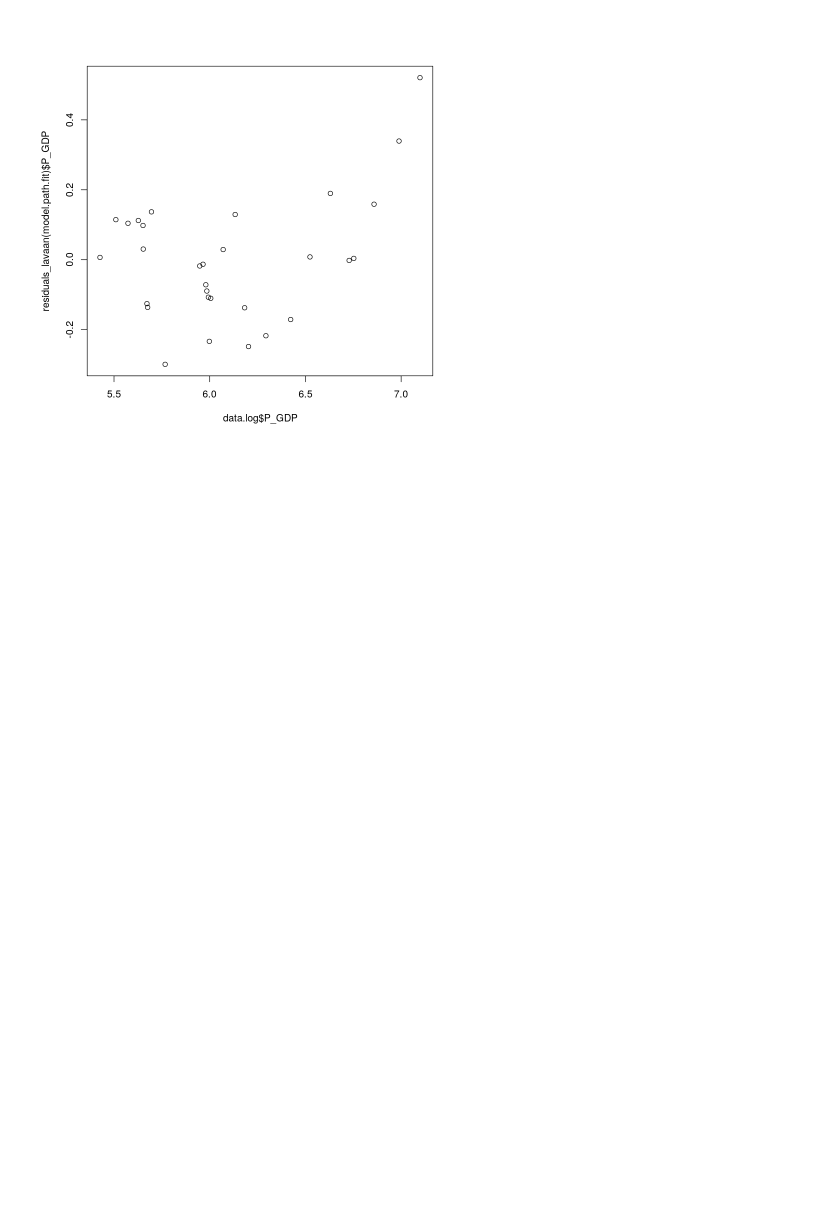
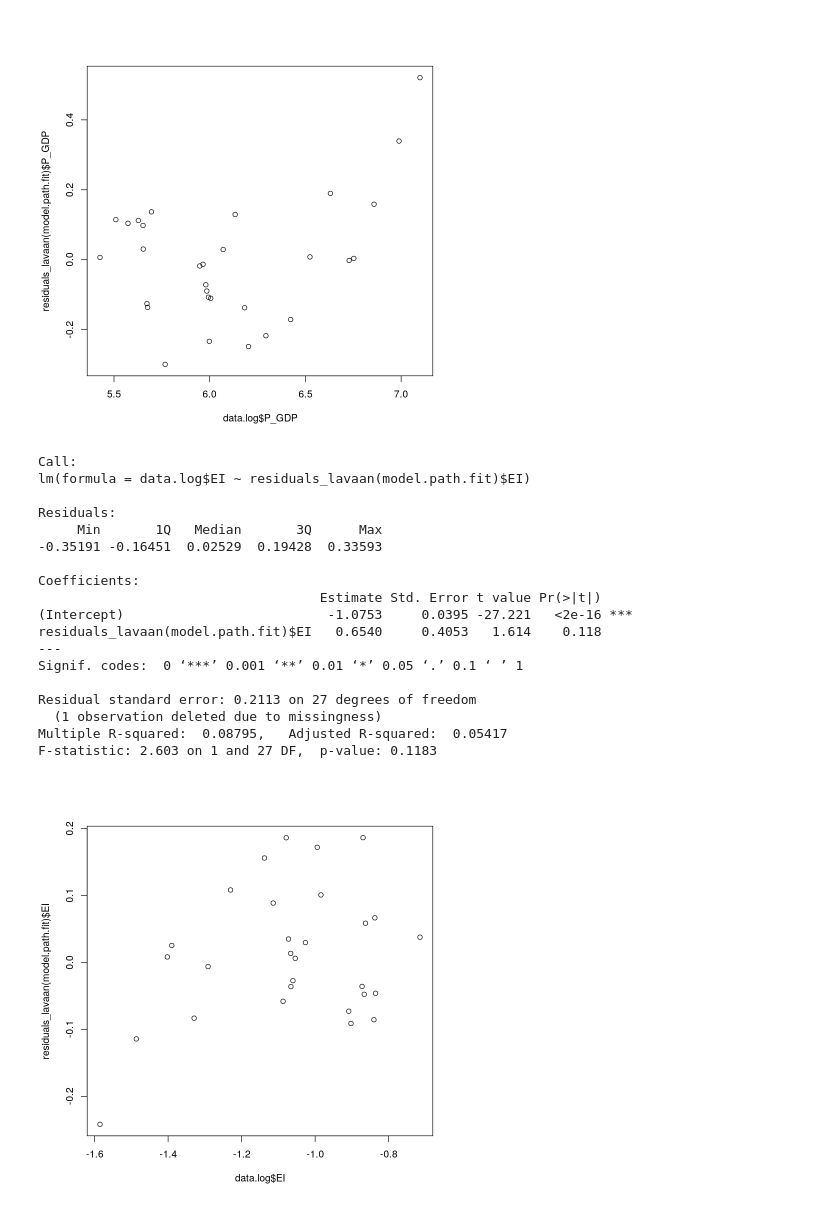
Before and after one commit to drakesiard/em-2020, a Jupyter notebook: analysis/2_original_path_model.ipynb, the cells around one changed output. Saved outputs shown, nothing was run; the diff lists cells and outputs as text; code cells hidden in the pictures; blank space fills up the shorter version.

Commit message:
Rerun updated BGD without PPP adjustment, poke at residuals

```diff
--- a/analysis/2_original_path_model.ipynb
+++ b/analysis/2_original_path_model.ipynb
@@ -386,3 +386,26 @@ Residual standard error: 0.4368 on 28 degrees of freedom
 Multiple R-squared:  0.1447,    Adjusted R-squared:  0.1142
 F-statistic: 4.737 on 1 and 28 DF,  p-value: 0.03811
 [figure]
+# %%
+summary(lm(data.log$EI ~ residuals_lavaan(model.path.fit)$EI))
+plot(data.log$EI, residuals_lavaan(model.path.fit)$EI)
+# %% [output]
+Call:
+lm(formula = data.log$EI ~ residuals_lavaan(model.path.fit)$EI)
+
+Residuals:
+     Min       1Q   Median       3Q      Max
+-0.35191 -0.16451  0.02529  0.19428  0.33593
+
+Coefficients:
+                                    Estimate Std. Error t value Pr(>|t|)
+(Intercept)                          -1.0753     0.0395 -27.221   <2e-16 ***
+residuals_lavaan(model.path.fit)$EI   0.6540     0.4053   1.614    0.118
+---
+Signif. codes:  0 ‘***’ 0.001 ‘**’ 0.01 ‘*’ 0.05 ‘.’ 0.1 ‘ ’ 1
+
+Residual standard error: 0.2113 on 27 degrees of freedom
+  (1 observation deleted due to missingness)
+Multiple R-squared:  0.08795,   Adjusted R-squared:  0.05417
+F-statistic: 2.603 on 1 and 27 DF,  p-value: 0.1183
+[figure, added]
```
Also changed, not shown: 3 other files.
